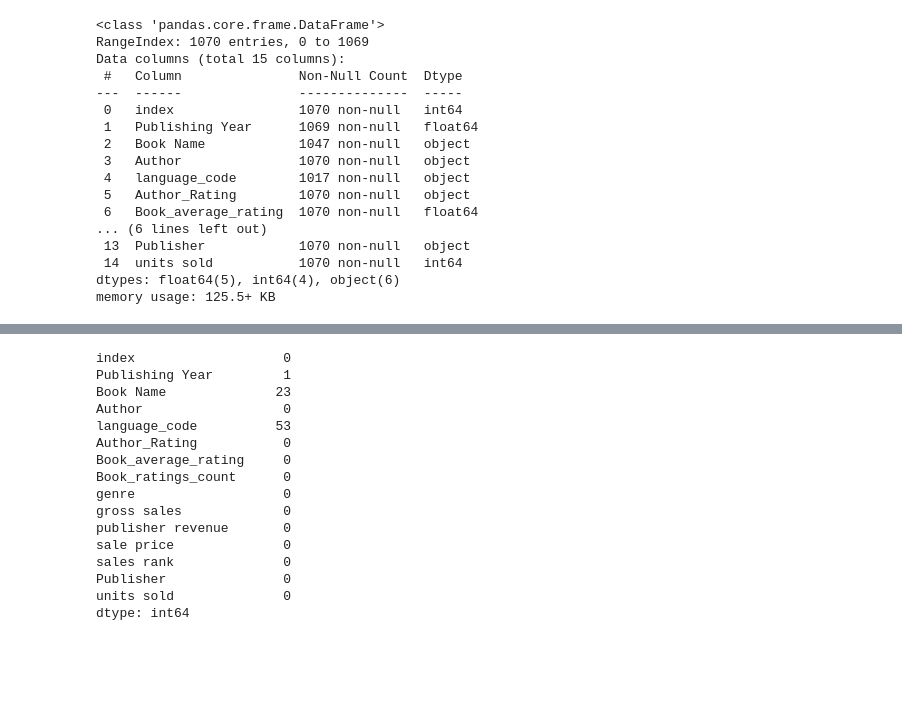
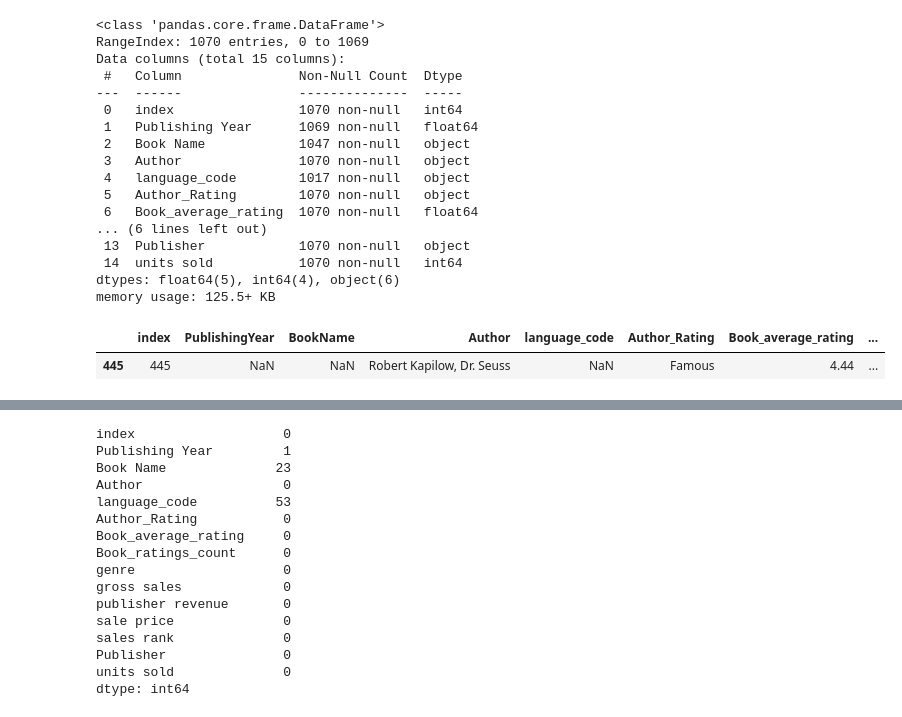
Before and after one commit to AichaELMouta/Books_sales_Regression, a Jupyter notebook: Book_sales.ipynb, the cells around one changed output, grey strips where cells are left out. Cells and saved outputs as stored; diff of their text form; code cells hidden in the pictures; blank space fills up the shorter version.

```diff
--- a/Book_sales.ipynb
+++ b/Book_sales.ipynb
@@ -39,3 +42,9 @@ Data columns (total 15 columns):
  14  units sold           1070 non-null   int64
 dtypes: float64(5), int64(4), object(6)
 memory usage: 125.5+ KB
+# %%
+#Select Nan values in Column Publishing Year
+books[books['PublishingYear'].isna()]
+# %% [output]
+|  | index | PublishingYear | BookName | Author | language_code | Author_Rating | Book_average_rating | ... |
+| 445 | 445 | NaN | NaN | Robert Kapilow, Dr. Seuss | NaN | Famous | 4.44 | ... |
```
Also changed, not shown: parts of 13 cells of this notebook.
